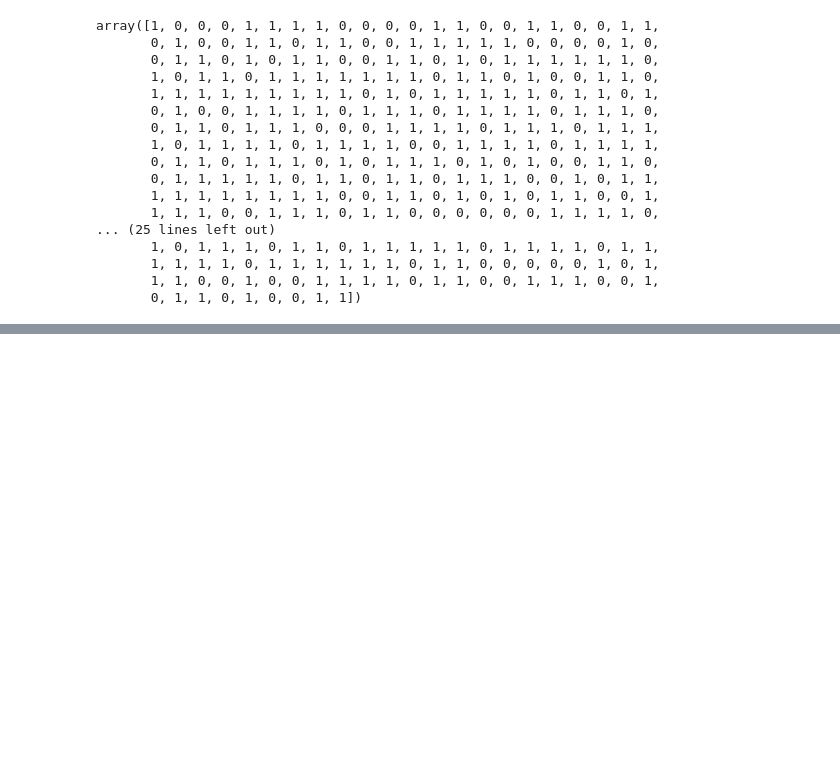
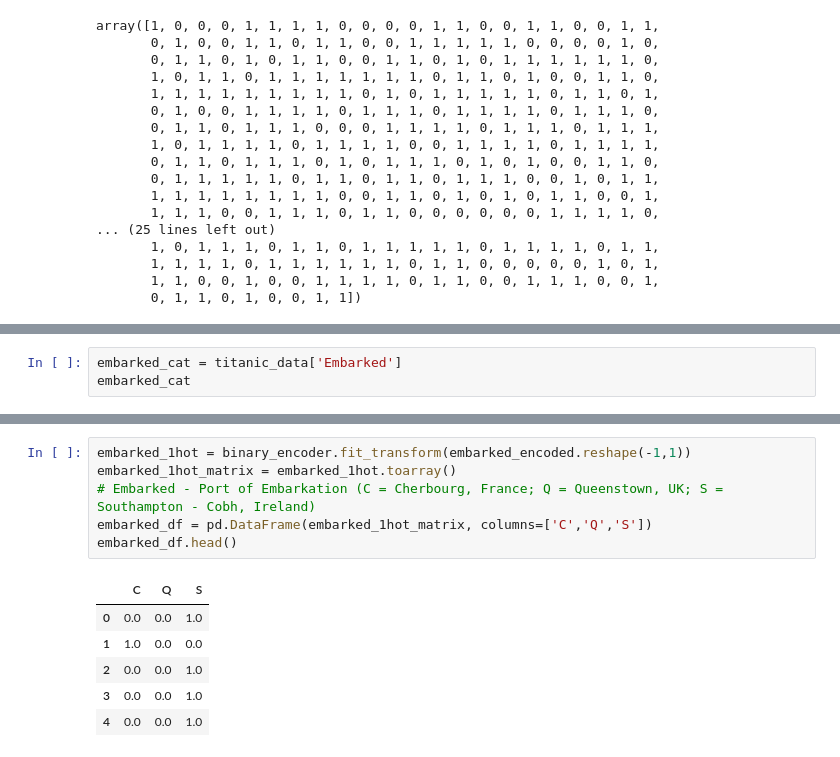
Before and after one commit to RogerTangRT/MachineLearning, a Jupyter notebook: Parte2/notebooks/02_06_b.ipynb, the cells around one changed output, grey strips where cells are left out. Saved outputs shown, nothing was run; the diff lists cells and outputs as text; blank space fills up the shorter version.

```diff
--- a/Parte2/notebooks/02_06_b.ipynb
+++ b/Parte2/notebooks/02_06_b.ipynb
@@ -254,0 +274,3 @@ array([1, 0, 0, 0, 1])
+# %%
+embarked_cat = titanic_data['Embarked']
+embarked_cat
@@ -254,0 +325,13 @@ array([1, 0, 0, 0, 1])
+# %%
+embarked_1hot = binary_encoder.fit_transform(embarked_encoded.reshape(-1,1))
+embarked_1hot_matrix = embarked_1hot.toarray()
+# Embarked - Port of Embarkation (C = Cherbourg, France; Q = Queenstown, UK; S = Southampton - Cobh, Ireland)
+embarked_df = pd.DataFrame(embarked_1hot_matrix, columns=['C','Q','S'])
+embarked_df.head()
+# %% [output]
+|  | C | Q | S |
+| 0 | 0.0 | 0.0 | 1.0 |
+| 1 | 1.0 | 0.0 | 0.0 |
+| 2 | 0.0 | 0.0 | 1.0 |
+| 3 | 0.0 | 0.0 | 1.0 |
+| 4 | 0.0 | 0.0 | 1.0 |
```
Also changed, not shown: parts of 9 cells of this notebook, 1 other file.
